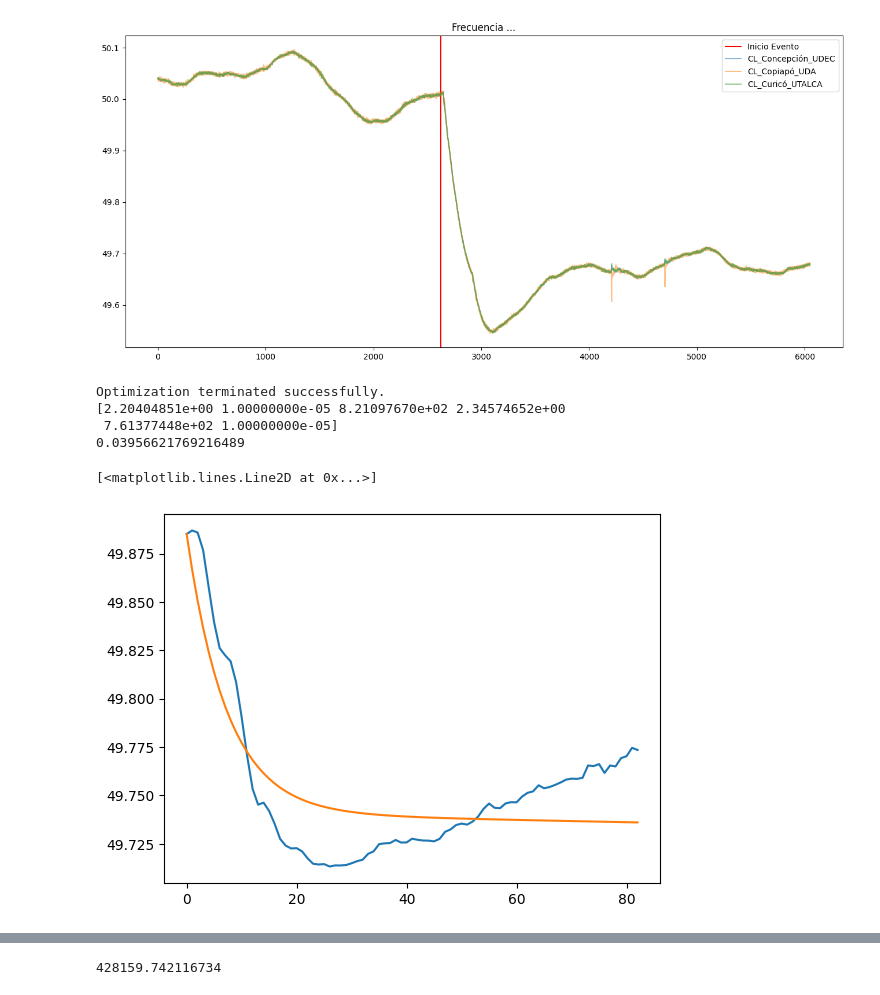
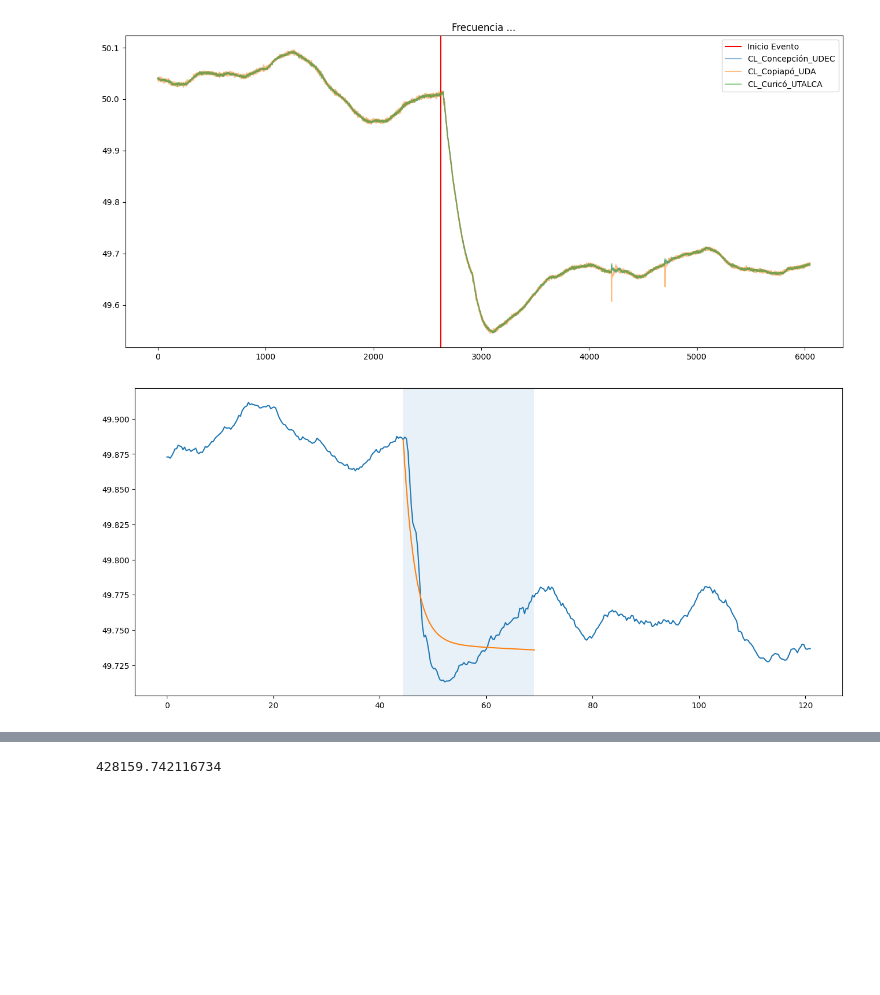
Before and after one commit to JoFeG/Differential-Evolution-Frequency-Model-Fitting, a Jupyter notebook: Example.ipynb, the cells around one changed output, grey strips where cells are left out. Saved outputs shown, nothing was run; the diff lists cells and outputs as text; code cells hidden in the pictures; blank space fills up the shorter version.

Commit message:
result plot

```diff
--- a/Example.ipynb
+++ b/Example.ipynb
@@ -20,49 +20,26 @@ fig = plot_raw(input_path)
 # %% [output]
 [figure]
 # %%
-## EJemplo uso scipy.optimize.differential_evolution
+## EJemplo uso scipy.optimize.differential_evolution y plot_result
 from src.sampler import sampler
 from scipy.optimize import differential_evolution
 from src.objective_function import objective_function
+from src.plot_result import plot_result
 
 input_path = "./data/raw/2021 set n1/2021_05_02-16_44_00.csv"
 
 model = 1
 Ts = 0.3
 df = sampler(input_path, Ts, event_time=25)
 P0 = df["power"][0] / 1000
 
-#END_TIME = 65 ## FIX THIS!!
-
-#event_freq = df["freq"][df["event"]==1][df["time"]<END_TIME].to_numpy()
-#event_freq = event_freq[2:-1]
 
 event_freq = df["freq"][df["event"]==1].to_numpy()
 
 bounds = [(0.00001, 1000) for i in range(6)]
 arguments = (model, Ts, P0, event_freq)
 result = differential_evolution(objective_function, bounds, args=(arguments,))
+
+fig = plot_result(df, arguments, result.x)
+# %% [output]
+[figure, added]
-# %%
-print(result.message)
-print(result.x)
-print(result.fun)
-from src.objective_function import modelo_1
-
-
-sys = modelo_1(result.x, Ts)
-
-sim_power = P0 * np.repeat(1, event_freq.shape)
-sim = signal.dlsim(sys, sim_power, x0 = event_freq[0])
-sim_freq = sim[1].ravel()
-
-ssd = np.sum((sim_freq - event_freq)**2)
-
-plt.plot(event_freq)
-plt.plot(sim_freq)
-# %% [output]
-Optimization terminated successfully.
-[2.20404851e+00 1.00000000e-05 8.21097670e+02 2.34574652e+00
- 7.61377448e+02 1.00000000e-05]
-0.03956621769216489
-[<matplotlib.lines.Line2D at 0x...>]
-[figure, removed]
```
Also changed, not shown: parts of 3 cells of this notebook, 1 other file.
